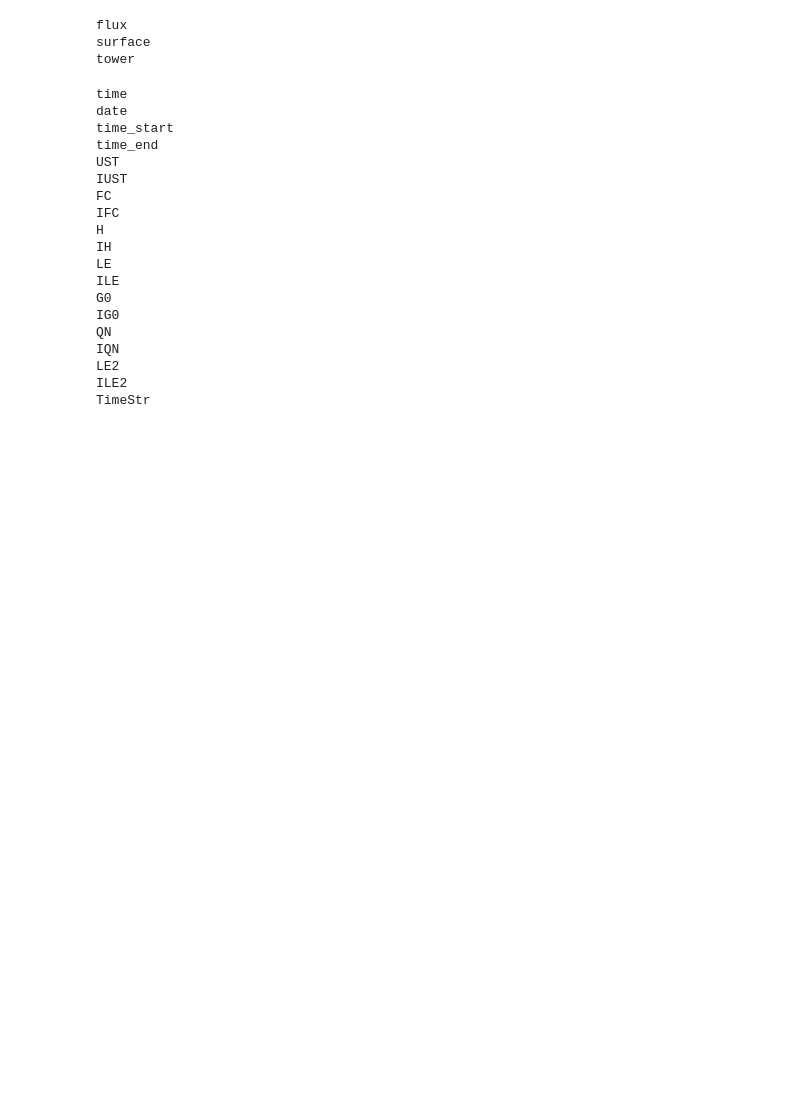
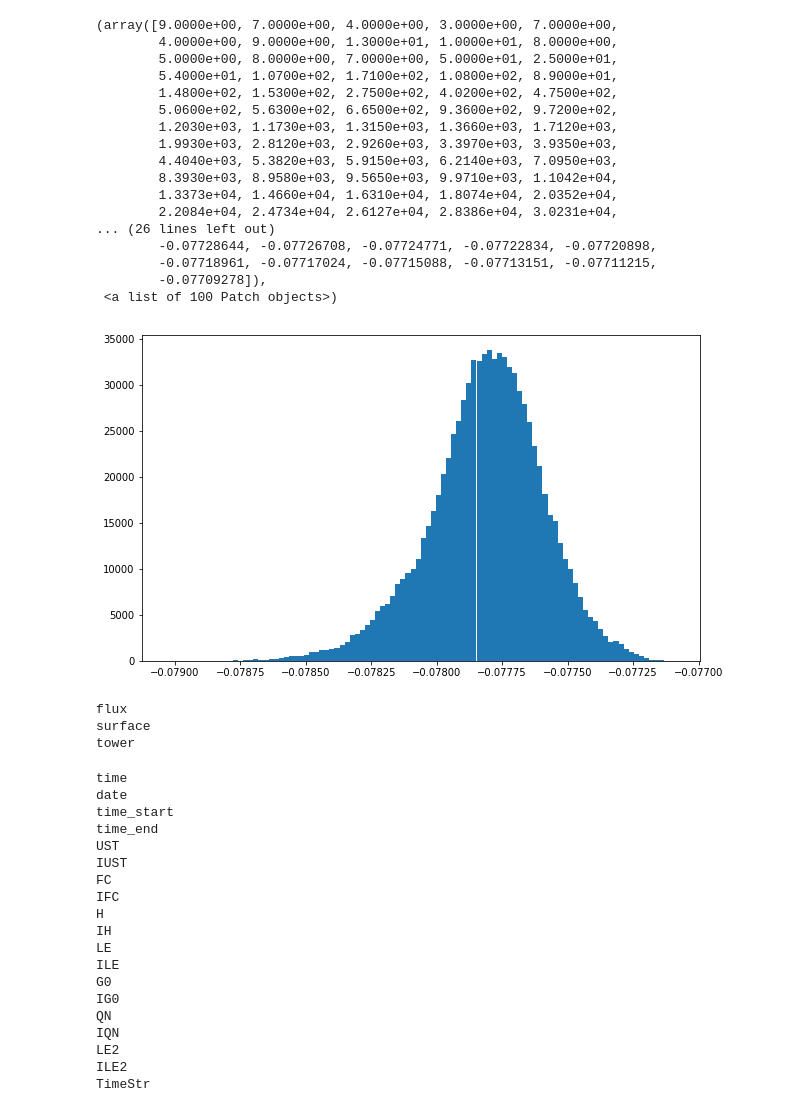
Before and after one commit to NCAR/mlsurfacelayer, a Jupyter notebook: notebooks/Cabauw_Processing.ipynb, the cells around one changed output. Drawn from its saved outputs; the diff is of its cells as text; code cells hidden in the pictures; blank space fills up the shorter version.

```diff
--- a/notebooks/Caubauw_Processing.ipynb
+++ b/notebooks/Cabauw_Processing.ipynb
@@ -21,3 +69,43 @@ glob(data_path + "*.csv")
+# %%
+def potential_temperature(temperature_k, pressure_hpa, pressure_reference_hpa=1000.0):
+    """
+    Convert temperature to potential temperature based on the available pressure. Potential temperature is at a
+    reference pressure of 1000 mb.
+
+    Args:
+        temperature_k: The air temperature in units K
+        pressure_hpa: The atmospheric pressure in units hPa
+        pressure_reference_hpa: The reference atmospheric pressure for the potential temperature in hPa;
+            default 1000 hPa
+
+    Returns:
+        The potential temperature in units K
+    """
+    return temperature_k * (pressure_reference_hpa / pressure_hpa) ** (2.0 / 7.0)
+# %%
+theta_10_p_2 = potential_temperature(combined_data[("tower", "TA_10m")] + 273, combined_data[("surface", "P0")])
+theta_10_p_10 = potential_temperature(combined_data[("tower", "TA_10m")] + 273, pres_10m)
+plt.figure(figsize=(10, 6))
+plt.hist(theta_10_p_2 - theta_10_p_10, bins=100)
+# %% [output]
+(array([9.0000e+00, 7.0000e+00, 4.0000e+00, 3.0000e+00, 7.0000e+00,
+        4.0000e+00, 9.0000e+00, 1.3000e+01, 1.0000e+01, 8.0000e+00,
+        5.0000e+00, 8.0000e+00, 7.0000e+00, 5.0000e+01, 2.5000e+01,
+        5.4000e+01, 1.0700e+02, 1.7100e+02, 1.0800e+02, 8.9000e+01,
+        1.4800e+02, 1.5300e+02, 2.7500e+02, 4.0200e+02, 4.7500e+02,
+        5.0600e+02, 5.6300e+02, 6.6500e+02, 9.3600e+02, 9.7200e+02,
+        1.2030e+03, 1.1730e+03, 1.3150e+03, 1.3660e+03, 1.7120e+03,
+        1.9930e+03, 2.8120e+03, 2.9260e+03, 3.3970e+03, 3.9350e+03,
+        4.4040e+03, 5.3820e+03, 5.9150e+03, 6.2140e+03, 7.0950e+03,
+        8.3930e+03, 8.9580e+03, 9.5650e+03, 9.9710e+03, 1.1042e+04,
+        1.3373e+04, 1.4660e+04, 1.6310e+04, 1.8074e+04, 2.0352e+04,
+        2.2084e+04, 2.4734e+04, 2.6127e+04, 2.8386e+04, 3.0231e+04,
+... (26 lines left out)
+        -0.07728644, -0.07726708, -0.07724771, -0.07722834, -0.07720898,
+        -0.07718961, -0.07717024, -0.07715088, -0.07713151, -0.07711215,
+        -0.07709278]),
+ <a list of 100 Patch objects>)
+[figure, added]
 # %%
 print("flux")
 flux_data = pd.read_csv('/d1/data/caubauw_csv/all_flux_data.20010101-20180201.csv')
```
Also changed, not shown: parts of 7 cells of this notebook, 3 other files.
